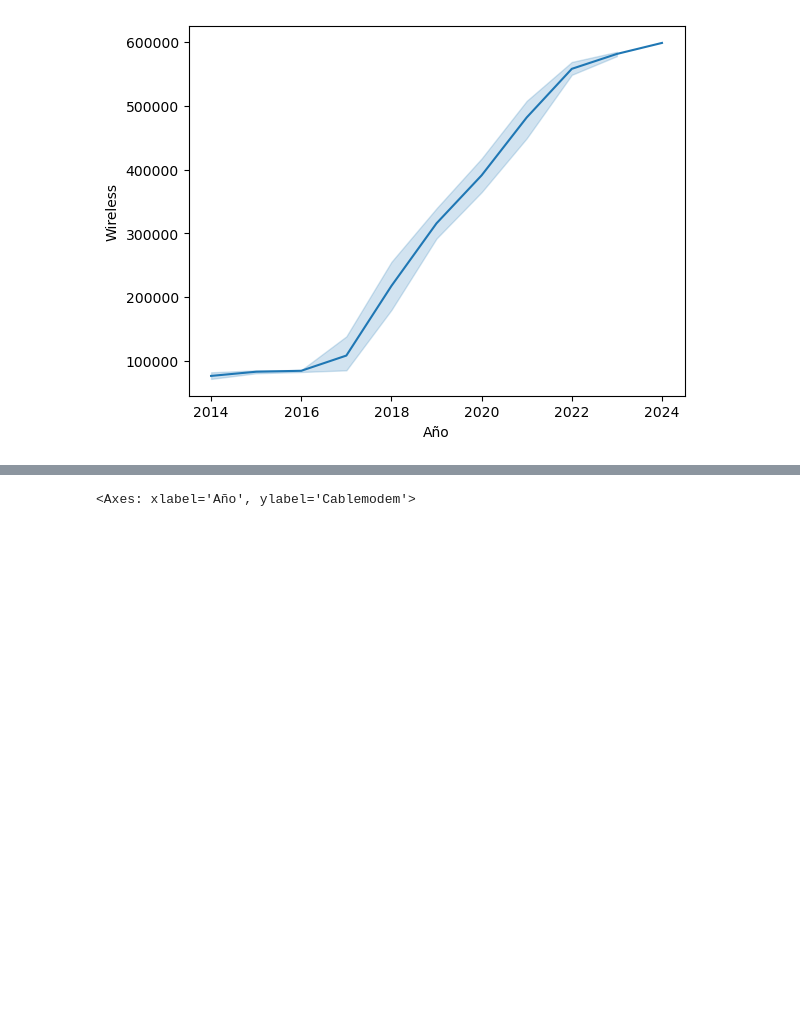
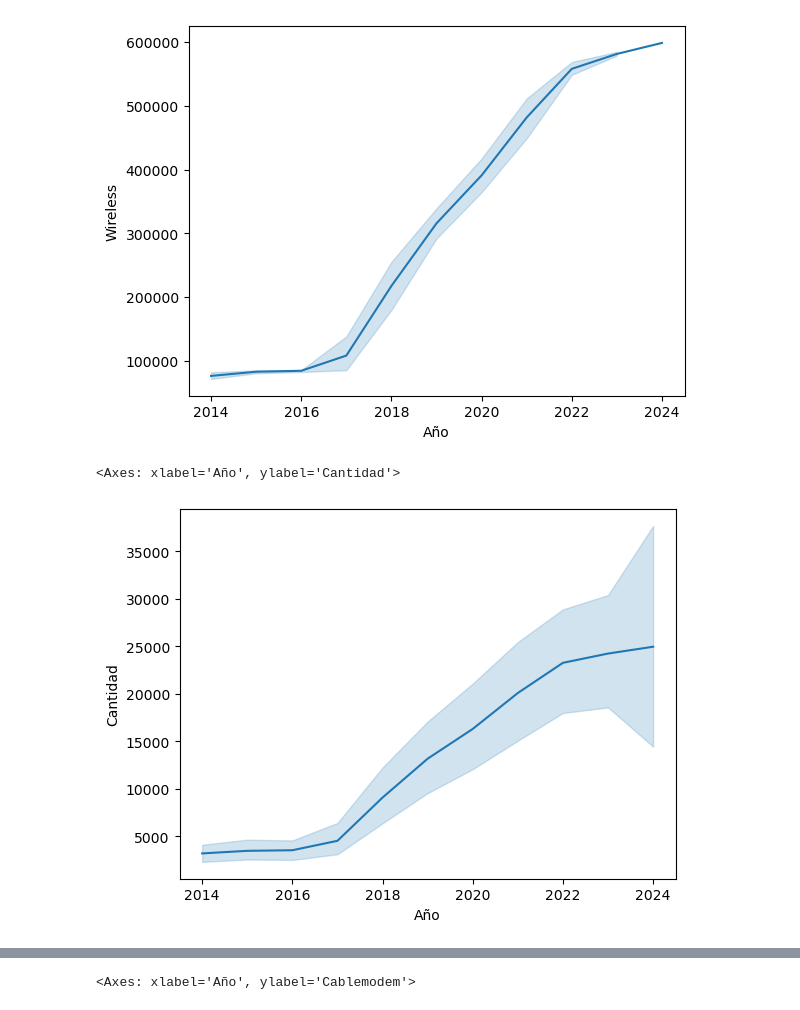
Before and after one commit to hzaquelli82/PI02_Jara_Zaquelli_Hugo, a Jupyter notebook: EDA.ipynb, the cells around one changed output, grey strips where cells are left out. Drawn from its saved outputs; the diff is of its cells as text; code cells hidden in the pictures; blank space fills up the shorter version.

```diff
--- a/EDA.ipynb
+++ b/EDA.ipynb
@@ -999,3 +999,10 @@ sns.lineplot(df_tec_nac, x='Año', y='Wireless')
 # %% [output]
 <Axes: xlabel='Año', ylabel='Wireless'>
 [figure]
+# %%
+df_w = df_melted[df_melted['Tecnología'] == 'Wireless']
+
+sns.lineplot(df_w, x='Año', y='Cantidad')
+# %% [output]
+<Axes: xlabel='Año', ylabel='Cantidad'>
+[figure, added]
```
Also changed, not shown: parts of 22 cells of this notebook, 13 other files.
